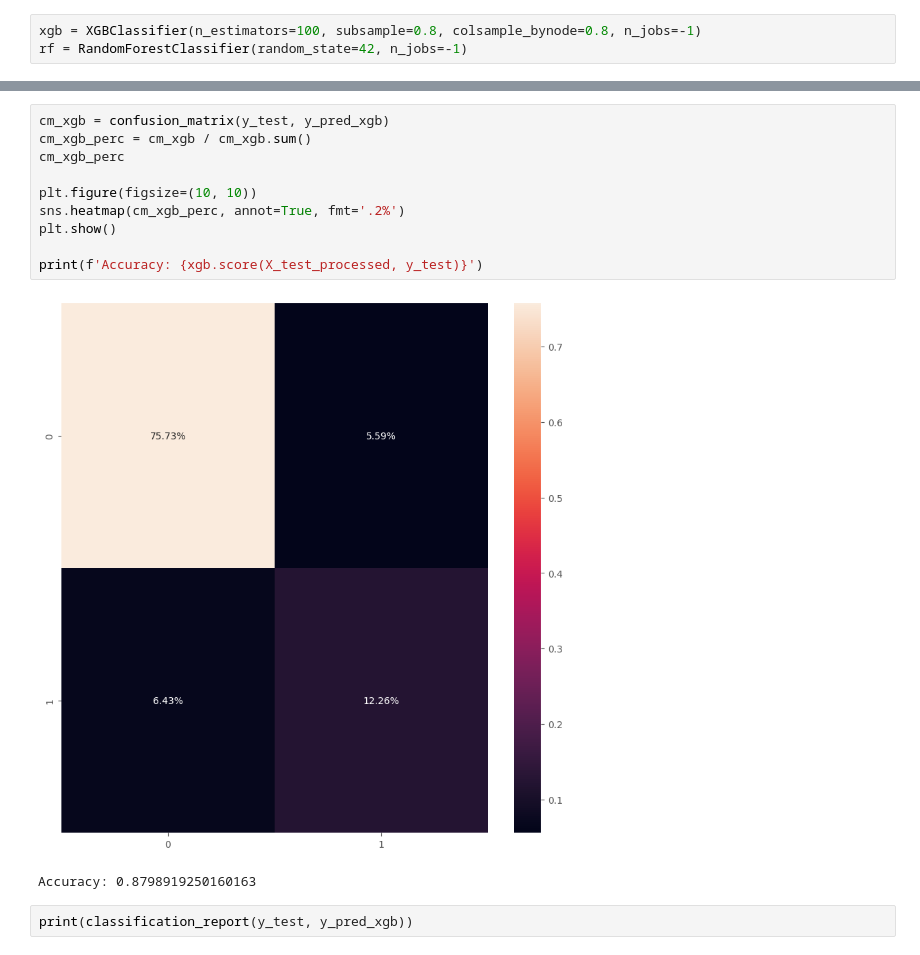
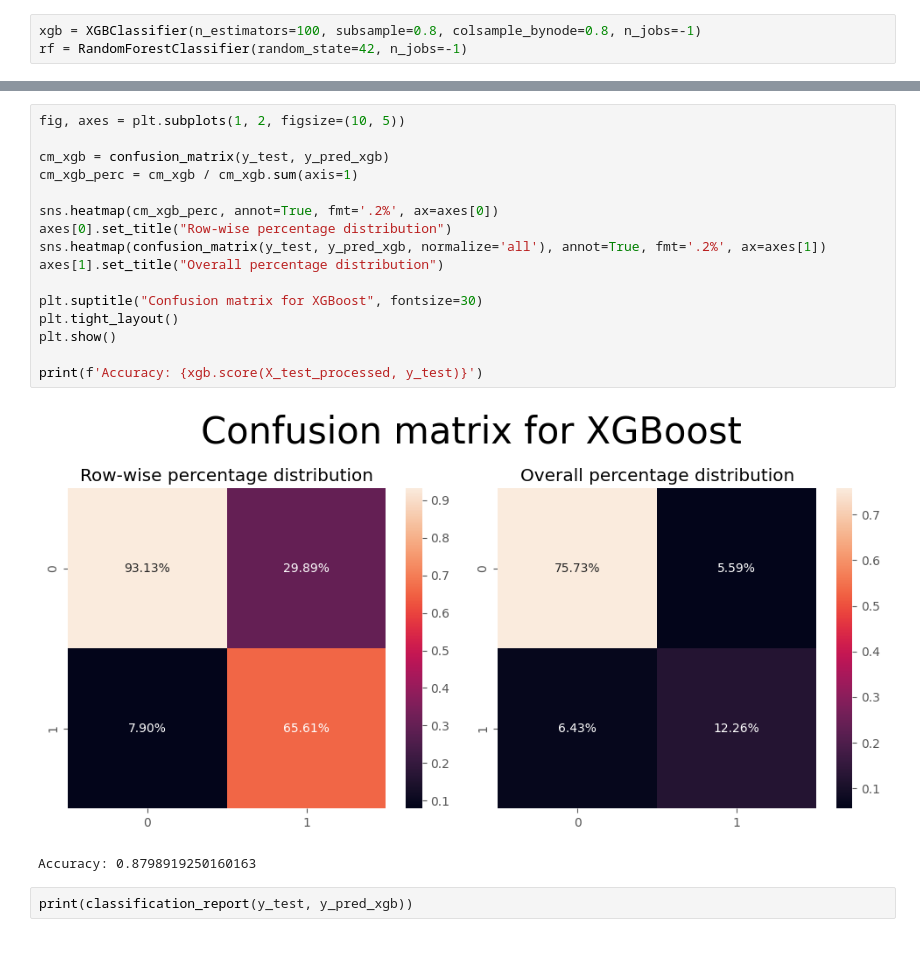
Before and after one commit to raydiwill/dsa-4-action-learning, a Jupyter notebook: notebooks/deeplearning.ipynb, the cells around one changed output, grey strips where cells are left out. Saved outputs shown, nothing was run; the diff lists cells and outputs as text.

```diff
--- a/notebooks/deeplearning.ipynb
+++ b/notebooks/deeplearning.ipynb
@@ -206,16 +203,22 @@ RandomForestClassifier(n_jobs=-1, random_state=42)
-# %%
-cm_xgb = confusion_matrix(y_test, y_pred_xgb)
-cm_xgb_perc = cm_xgb / cm_xgb.sum()
-cm_xgb_perc
-
-plt.figure(figsize=(10, 10))
-sns.heatmap(cm_xgb_perc, annot=True, fmt='.2%')
-plt.show()
-
-print(f'Accuracy: {xgb.score(X_test_processed, y_test)}')
-# %% [output]
-[figure, removed]
-Accuracy: 0.8798919250160163
+# %%
+fig, axes = plt.subplots(1, 2, figsize=(10, 5))
+
+cm_xgb = confusion_matrix(y_test, y_pred_xgb)
+cm_xgb_perc = cm_xgb / cm_xgb.sum(axis=1)
+
+sns.heatmap(cm_xgb_perc, annot=True, fmt='.2%', ax=axes[0])
+axes[0].set_title("Row-wise percentage distribution")
+sns.heatmap(confusion_matrix(y_test, y_pred_xgb, normalize='all'), annot=True, fmt='.2%', ax=axes[1])
+axes[1].set_title("Overall percentage distribution")
+
+plt.suptitle("Confusion matrix for XGBoost", fontsize=30)
+plt.tight_layout()
+plt.show()
+
+print(f'Accuracy: {xgb.score(X_test_processed, y_test)}')
+# %% [output]
+[figure, added]
+Accuracy: 0.8798919250160163
 # %%
 print(classification_report(y_test, y_pred_xgb))
 # %% [output]
```
Also changed, not shown: parts of 24 cells of this notebook.
